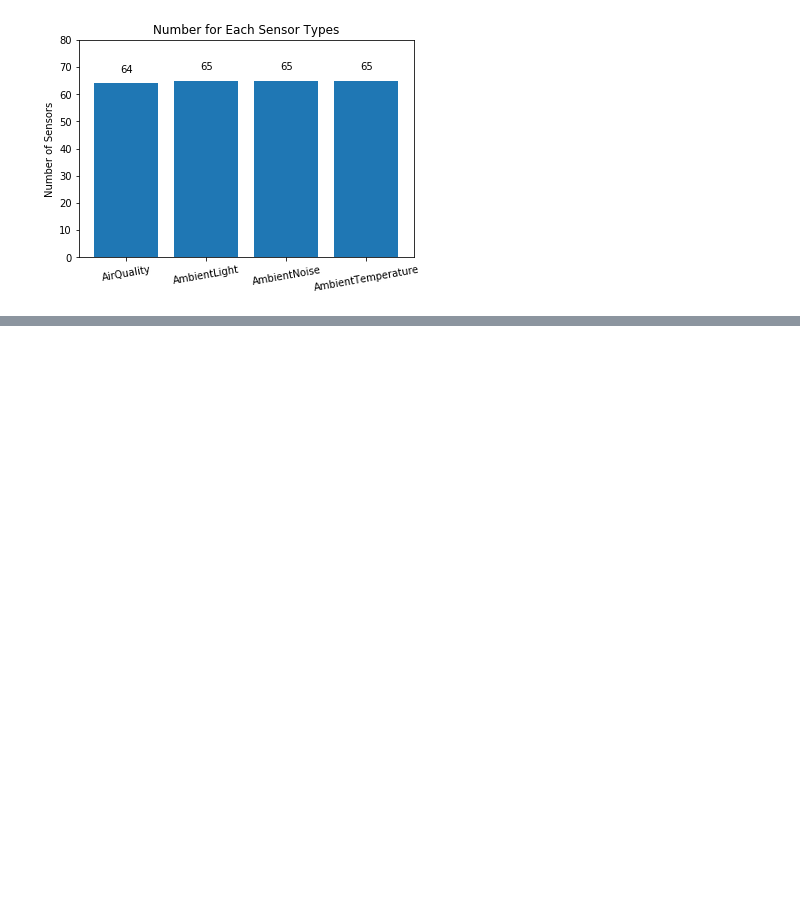
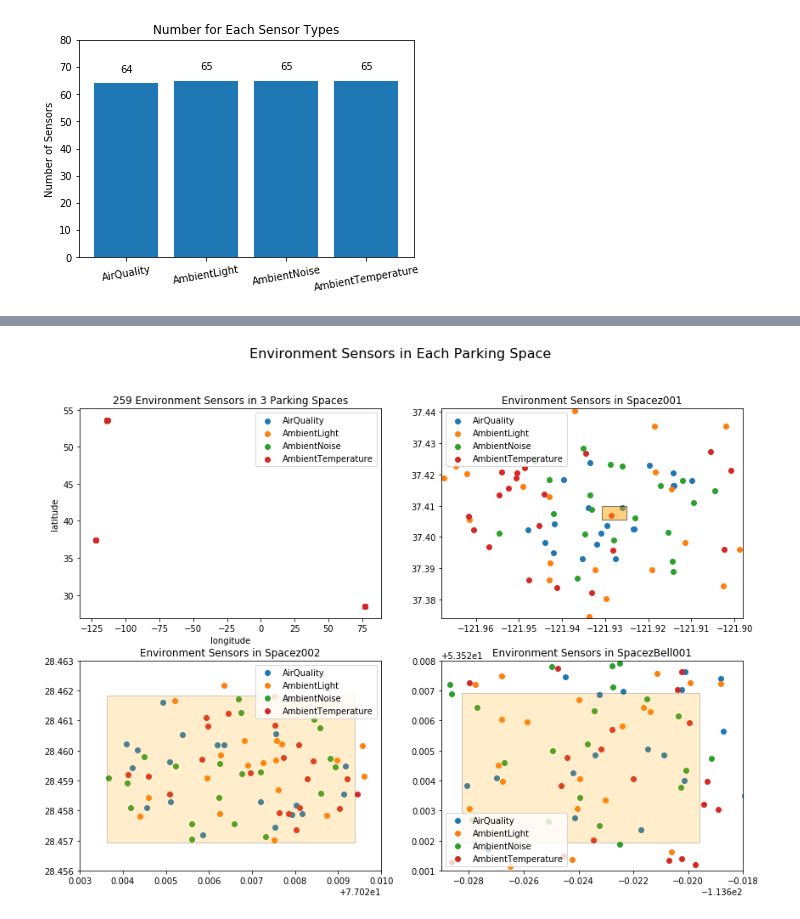
Before and after one commit to jiankuang/CiscoCDP, a Jupyter notebook: exercise/cdp-plots.ipynb, the cells around one changed output, grey strips where cells are left out. Cells and saved outputs as stored; diff of their text form; code cells hidden in the pictures; blank space fills up the shorter version.

```diff
--- a/exercise/cdp-plots.ipynb
+++ b/exercise/cdp-plots.ipynb
@@ -152,0 +258,40 @@ plt.show()
+# %%
+groups = df_sensors.groupby('sensorType')
+
+fig, axes = plt.subplots(2, 2, figsize=(14,10))
+fig.suptitle('Environment Sensors in Each Parking Space', fontsize=16)
+
+for name, group in groups:
+    axes[0,0].scatter(group['longitude'], group['latitude'], label=name)
+axes[0,0].legend()
+axes[0,0].set_title('259 Environment Sensors in 3 Parking Spaces')
+axes[0,0].set_xlabel('longitude')
+axes[0,0].set_ylabel('latitude')
+
+for name, group in groups:
+    axes[0,1].scatter(group['longitude'], group['latitude'], label=name)
+axes[0,1].set_xlim([-121.968,-121.898])
+axes[0,1].set_ylim([37.374,37.441])
+axes[0,1].legend()
+axes[0,1].set_title('Environment Sensors in Spacez001')
+drawParkingSpace(df_spaces['geoPoint'][1], axes[0,1], 0.5)
+
+for name, group in groups:
+    axes[1,0].scatter(group['longitude'], group['latitude'], label=name)
+axes[1,0].legend()
+axes[1,0].set_xlim([77.023,77.03])
+axes[1,0].set_ylim([28.456,28.463])
+axes[1,0].set_title('Environment Sensors in Spacez002')
+drawParkingSpace(df_spaces['geoPoint'][2], axes[1,0], 0.2)
+
+for name, group in groups:
+    axes[1,1].scatter(group['longitude'], group['latitude'], label=name)
+axes[1,1].legend()
+axes[1,1].set_xlim([-113.629,-113.618])
+axes[1,1].set_ylim([53.521,53.528])
+axes[1,1].set_title('Environment Sensors in SpacezBell001')
+drawParkingSpace(df_spaces['geoPoint'][3], axes[1,1], 0.2)
+
+plt.show()
+# %% [output]
+[figure, added]
```
Also changed, not shown: parts of 28 cells of this notebook, 10 other files.
